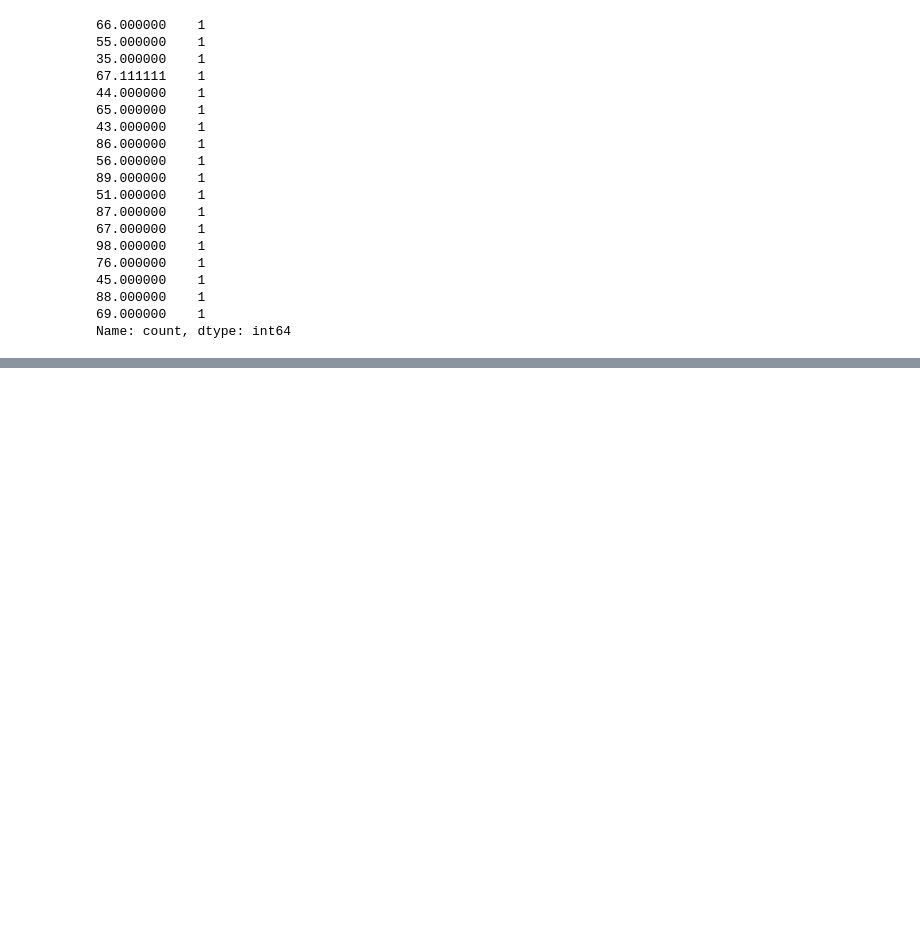
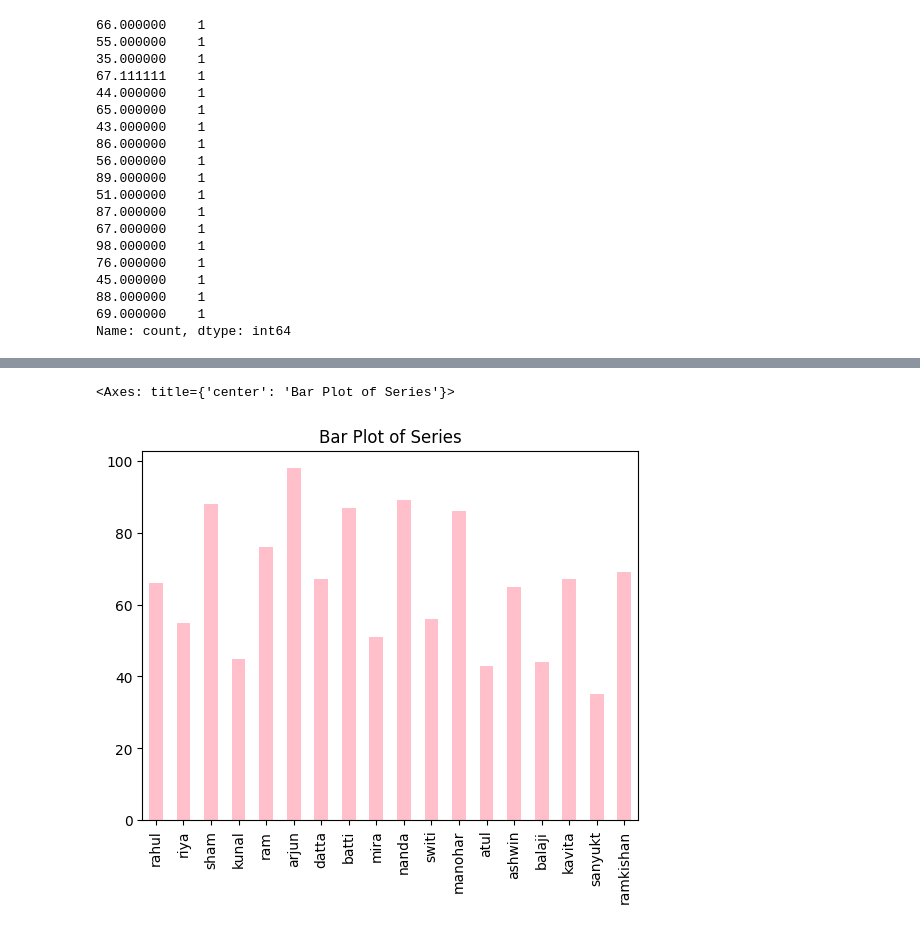
Before and after one commit to balajijadhav17/Pandas-Series-Operations-, a Jupyter notebook: Series.ipynb, the cells around one changed output, grey strips where cells are left out. Cells and saved outputs as stored; diff of their text form; code cells hidden in the pictures; blank space fills up the shorter version.

```diff
--- a/Series.ipynb
+++ b/Series.ipynb
@@ -343,0 +704,5 @@ Name: count, dtype: int64
+# %%
+df.plot(kind="bar",title="Bar Plot of Series",color="pink")
+# %% [output]
+<Axes: title={'center': 'Bar Plot of Series'}>
+[figure, added]
```
Also changed, not shown: parts of 37 cells of this notebook.
